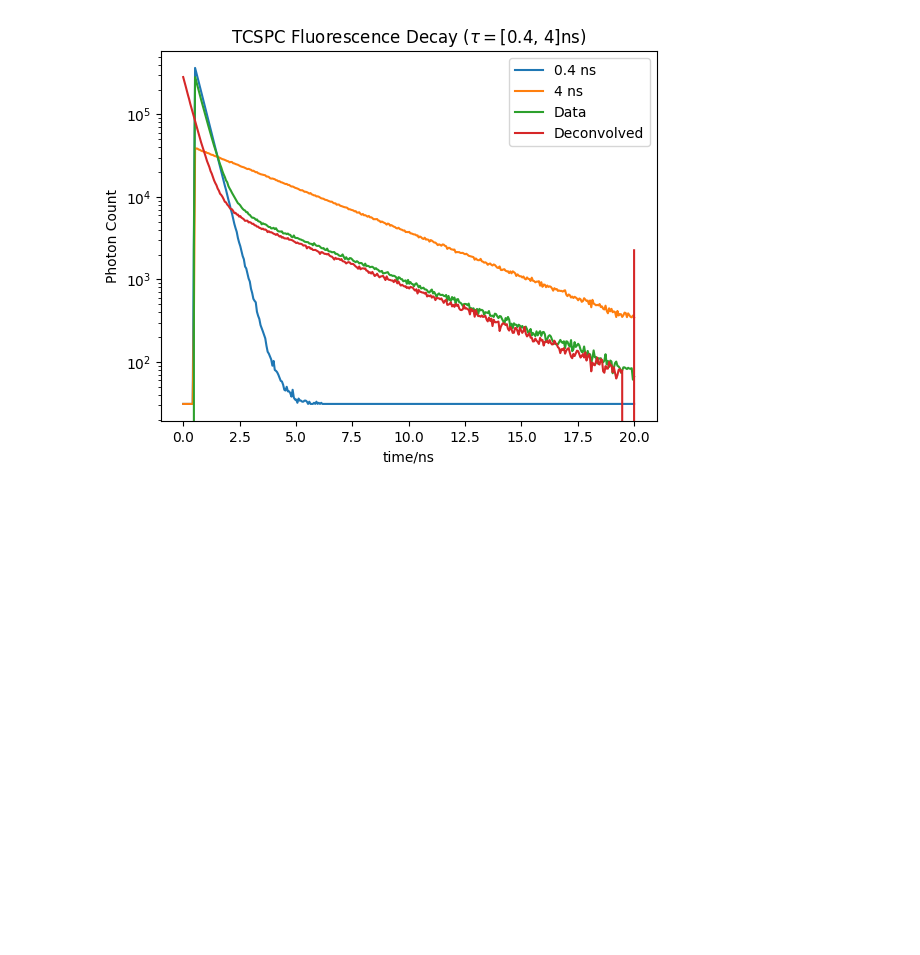
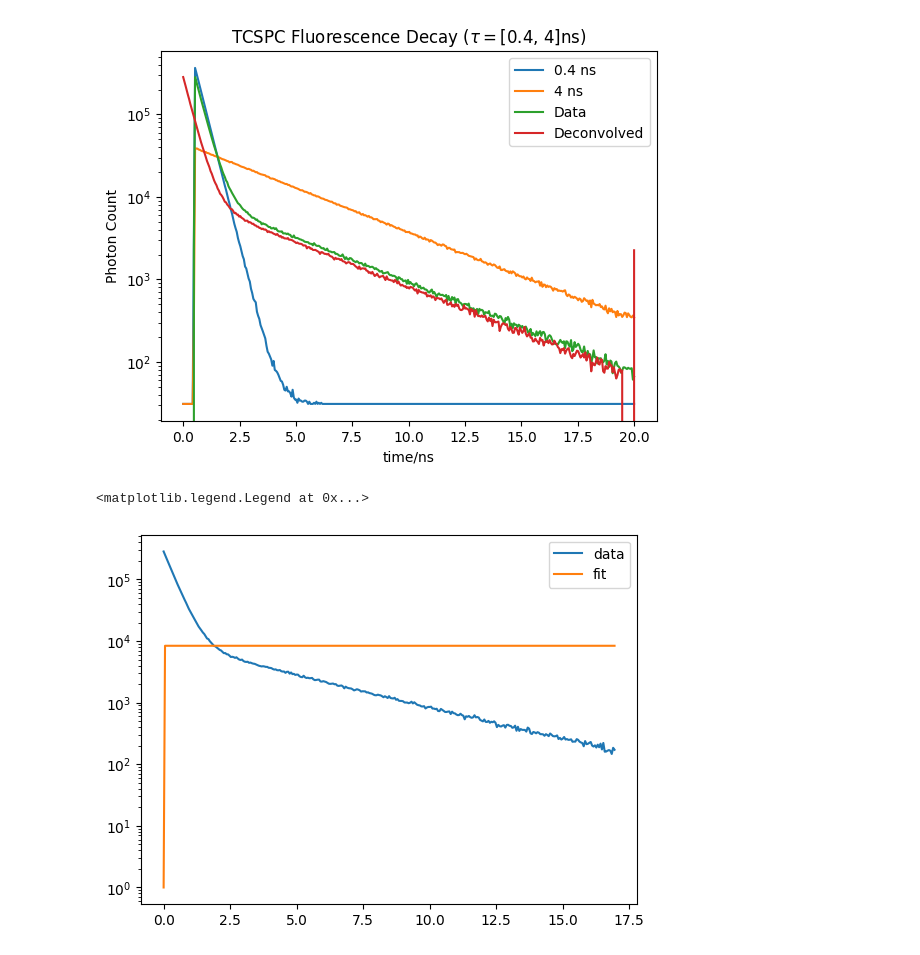
Before and after one commit to ngcnpeter/Y3_Group_Project_2B, a Jupyter notebook: TCSPC-simulation/interim_report.ipynb, the cells around one changed output. Drawn from its saved outputs; the diff is of its cells as text; code cells hidden in the pictures; blank space fills up the shorter version.

```diff
--- a/TCSPC-simulation/interim_report.ipynb
+++ b/TCSPC-simulation/interim_report.ipynb
@@ -156,3 +157,30 @@ ax.legend(labels)
 # %% [output]
 <matplotlib.legend.Legend at 0x...>
 [figure]
+# %%
+from scipy.optimize import curve_fit
+def bi_exp_fit(t,f1,tau1,tau2):
+    '''returns bi-exp fit
+       t    time array
+       f1   amplitude 1
+       f2   amplitude 2
+       tau1 lifetime 1 (ns)
+       tau2 lifetime 2 (ns)
+    '''
+    f2 = 1-f1
+    return f1*np.exp(-t/tau1)+f2*np.exp(-t/tau2)
+
+end = int((17/20*380))
+tdata, ydata = NADH.MC_exp_hist(multi = True,deconv = True)
+tdata = tdata[:end]
+ydata = ydata[:end]
+
+par, cov = curve_fit(bi_exp_fit,tdata,ydata,p0 = [0.25,0.4,4]) #fit biexp decay
+# %%
+plt.plot(tdata,ydata,label = 'data')
+plt.plot(tdata,bi_exp_fit(tdata,*par),label = 'fit')
+plt.yscale('log')
+plt.legend()
+# %% [output]
+<matplotlib.legend.Legend at 0x...>
+[figure, added]
```
Also changed, not shown: parts of 3 cells of this notebook, 7 other files.
